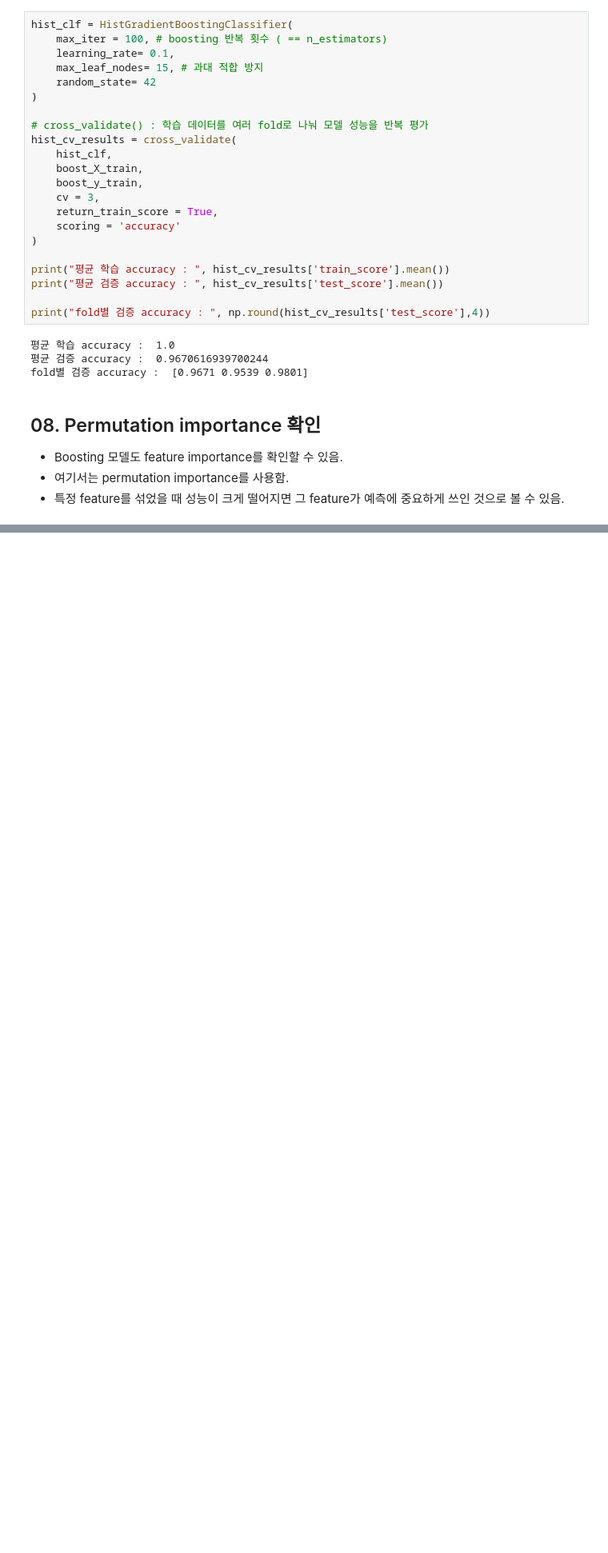
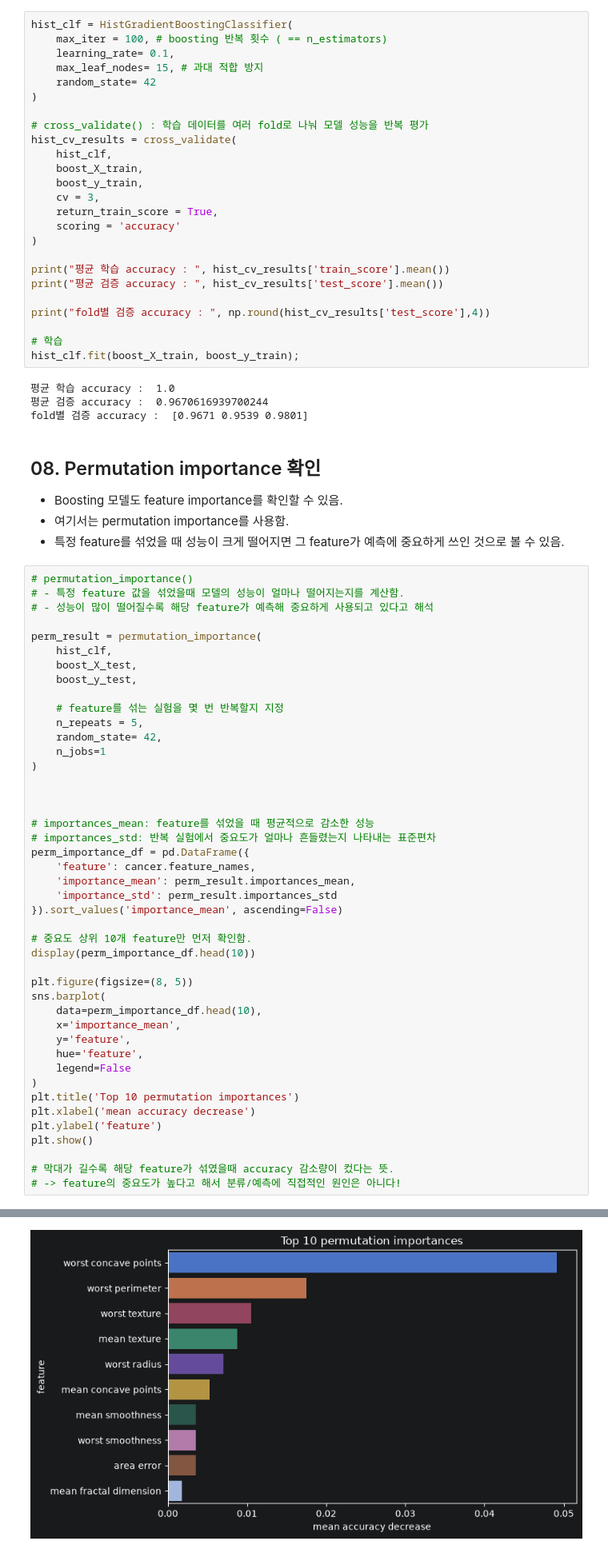
Before and after one commit to kimjeongjaejae-SKN33/06_machine_learning, a Jupyter notebook: 05_ensemble/03_boosting.ipynb, the cells around one changed output, grey strips where cells are left out. Shown at 80% size. Drawn from its saved outputs; the diff is of its cells as text; blank space fills up the shorter version.

```diff
--- a/05_ensemble/03_boosting.ipynb
+++ b/05_ensemble/03_boosting.ipynb
@@ -363,6 +363,9 @@ print("평균 학습 accuracy : ", hist_cv_results['train_score'].mean())
 print("평균 검증 accuracy : ", hist_cv_results['test_score'].mean())
 
 print("fold별 검증 accuracy : ", np.round(hist_cv_results['test_score'],4))
+
+# 학습
+hist_clf.fit(boost_X_train, boost_y_train);
 # %% [output]
 평균 학습 accuracy :  1.0
 평균 검증 accuracy :  0.9670616939700244
@@ -373,3 +376,48 @@ fold별 검증 accuracy :  [0.9671 0.9539 0.9801]
 - Boosting 모델도 feature importance를 확인할 수 있음.
 - 여기서는 permutation importance를 사용함.
 - 특정 feature를 섞었을 때 성능이 크게 떨어지면 그 feature가 예측에 중요하게 쓰인 것으로 볼 수 있음.
+# %%
+# permutation_importance()
+# - 특정 feature 값을 섞었을때 모델의 성능이 얼마나 떨어지는지를 계산함.
+# - 성능이 많이 떨어질수록 해당 feature가 예측해 중요하게 사용되고 있다고 해석
+
+perm_result = permutation_importance(
+    hist_clf,
+    boost_X_test,
+    boost_y_test,
+
+    # feature를 섞는 실험을 몇 번 반복할지 지정
+    n_repeats = 5,
+    random_state= 42,
+    n_jobs=1
+)
+
+
+
+# importances_mean: feature를 섞었을 때 평균적으로 감소한 성능
+# importances_std: 반복 실험에서 중요도가 얼마나 흔들렸는지 나타내는 표준편차
+perm_importance_df = pd.DataFrame({
+    'feature': cancer.feature_names,
+    'importance_mean': perm_result.importances_mean,
+    'importance_std': perm_result.importances_std
+}).sort_values('importance_mean', ascending=False)
+
+# 중요도 상위 10개 feature만 먼저 확인함.
+display(perm_importance_df.head(10))
+
+plt.figure(figsize=(8, 5))
+sns.barplot(
+    data=perm_importance_df.head(10),
+    x='importance_mean',
+    y='feature',
+    hue='feature',
+    legend=False
+)
+plt.title('Top 10 permutation importances')
+plt.xlabel('mean accuracy decrease')
+plt.ylabel('feature')
+plt.show()
+
+# 막대가 길수록 해당 feature가 섞였을때 accuracy 감소량이 컸다는 뜻.
+# -> feature의 중요도가 높다고 해서 분류/예측에 직접적인 원인은 아니다!
+# %% [output]
@@ -376,3 +435,4 @@ fold별 검증 accuracy :  [0.9671 0.9539 0.9801]
+[figure, added]
 # %% [markdown]
 ## 09. Gradient Boosting 회귀 모델
 
```
Also changed, not shown: parts of 3 cells of this notebook, 6 other files.
